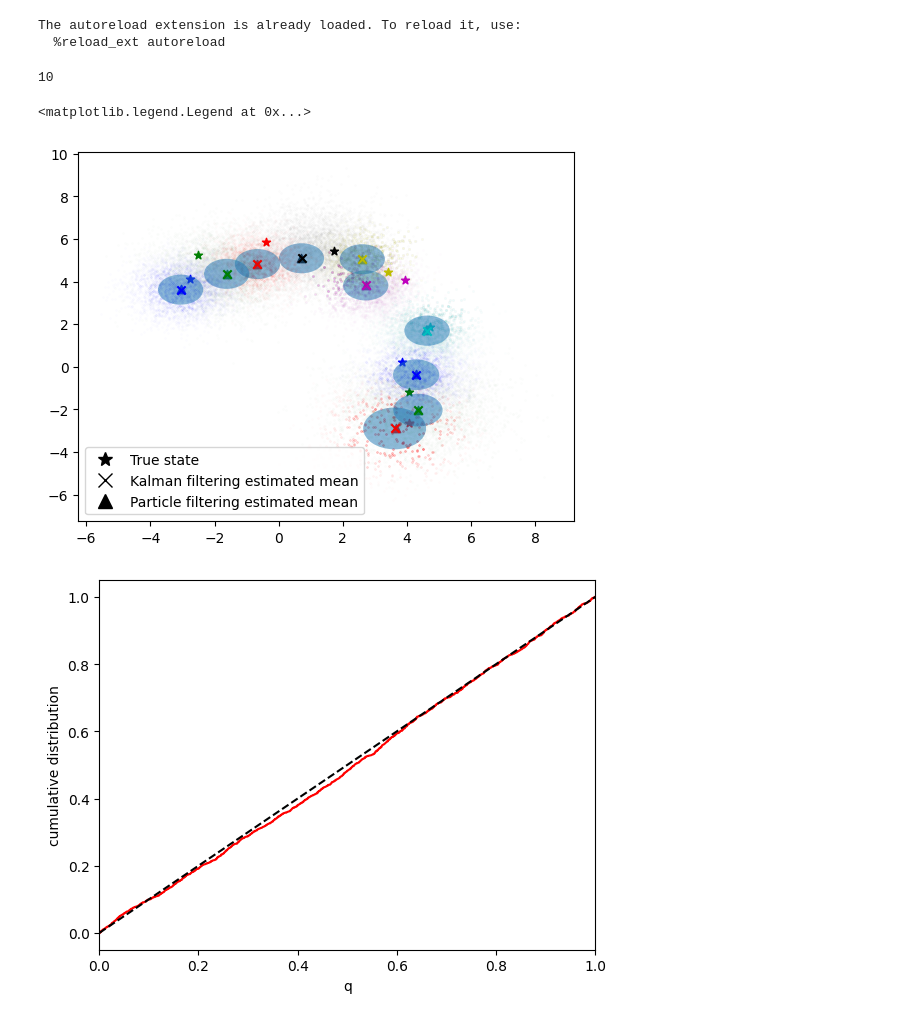
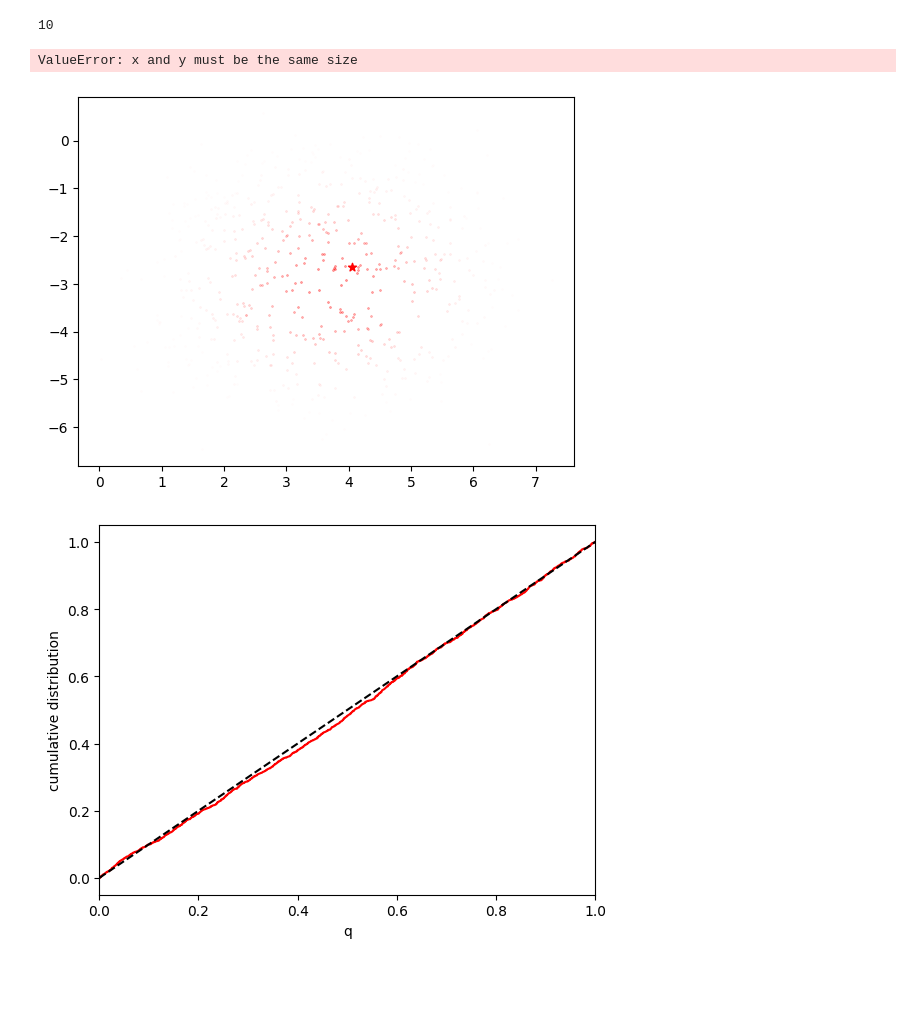
Before and after one commit to changmin-yu/particle-filtering-playground, a Jupyter notebook: notebooks/test_lds.ipynb, the cells around one changed output. Drawn from its saved outputs; the diff is of its cells as text; code cells hidden in the pictures; blank space fills up the shorter version.

```diff
--- a/notebooks/test_lds.ipynb
+++ b/notebooks/test_lds.ipynb
@@ -16,19 +16,25 @@ from tqdm import trange
 sys.path.append('../')
 
 from examples.test_lds import main
-from evaluations import gaussian_cdf_evaluation_PF, gaussian_cdf_evaluation_KF
-from kalman_filtering import KalmanFilter
-from environment_dynamics import LDSSimple
+from utils.evaluation_utils import (
+    inverse_transform_evaluation_Kalman_filtering,
+    inverse_transform_evaluation_partical_filtering,
+)
+from kalman_filtering.kalman_filtering import KalmanFilter
+from environment.gaussian_lds import LDSSimple
 
 %matplotlib inline
 %load_ext autoreload
 %autoreload 2
-# %% [output]
-The autoreload extension is already loaded. To reload it, use:
-  %reload_ext autoreload
 # %%
-true_state_history, estimate_state_history, particle_history, weight_history, obs_history = main(
-    seed=2, save_particles=True, num_iters=10, init="gaussian", num_particles=5000)
+(
+    true_state_history,
+    particle_mean_history,
+    particle_std_history,
+    particle_history,
+    weight_history,
+    obs_history,
+) = main(seed=2, save_particles=True, num_iters=10, init="gaussian", num_particles=5000)
 # %%
 len(true_state_history)
 # %% [output]
@@ -53,32 +59,32 @@ mu, V = kf.filtering(np.array(obs_history))
 # %%
 colors = 'rgbcmyk'
 
 h = plt.subplot()
 
 for i in range(10):
     plt.scatter(particle_history[i][:, 0], particle_history[i][:, 1], s=1, marker="x", label=str(i), alpha=0.01, color=colors[i%len(colors)])
-    plt.scatter(np.array(true_state_history)[i, 0], np.array(true_state_history)[i, 1], color=colors[i%len(colors)], marker="*")
-    plt.scatter(np.array(estimate_state_history)[i, 0], np.array(estimate_state_history)[i, 1], marker="^", color=colors[i%len(colors)])
+    plt.scatter(true_state_history[i, 0], true_state_history[i, 1], color=colors[i%len(colors)], marker="*")
+    plt.scatter(particle_mean_history[i, 0], particle_mean_history[i, 1], marker="^", color=colors[i%len(colors)])
 
     eigenvalues, eigenvectors = np.linalg.eigh(V[i])
     angle = np.degrees(np.arctan2(*eigenvectors[:, 0][::-1]))
 
     ellipse = mpl.patches.Ellipse(xy=mu[i, :], width=2 * np.sqrt(eigenvalues[0]),
                       height=2 * np.sqrt(eigenvalues[1]), angle=angle)
     ellipse.set_alpha(0.5)
     h.add_artist(ellipse)
     plt.scatter(mu[i, 0], mu[i, 1], marker="x", color=colors[i%len(colors)])
 
 true_states_patch = mlines.Line2D([], [], color='k', marker='*', linestyle='None',
                           markersize=10, label='True state')
 particle_filtering_estimate_patch = mlines.Line2D([], [], color='k', marker='x', linestyle='None',
                           markersize=10, label='Kalman filtering estimated mean')
 kalman_filtering_estimate_patch = mlines.Line2D([], [], color='k', marker='^', linestyle='None',
                           markersize=10, label='Particle filtering estimated mean')
 plt.legend(handles=[true_states_patch,particle_filtering_estimate_patch,kalman_filtering_estimate_patch])
 # %% [output]
-<matplotlib.legend.Legend at 0x...>
+ValueError: x and y must be the same size
-[figure, old version]
+[figure, new version]
 # %%
 particle_history, weight_history, true_state_history = [], [], []
 with trange(100, dynamic_ncols=True) as pbar:
```
Also changed, not shown: 23 other files.
